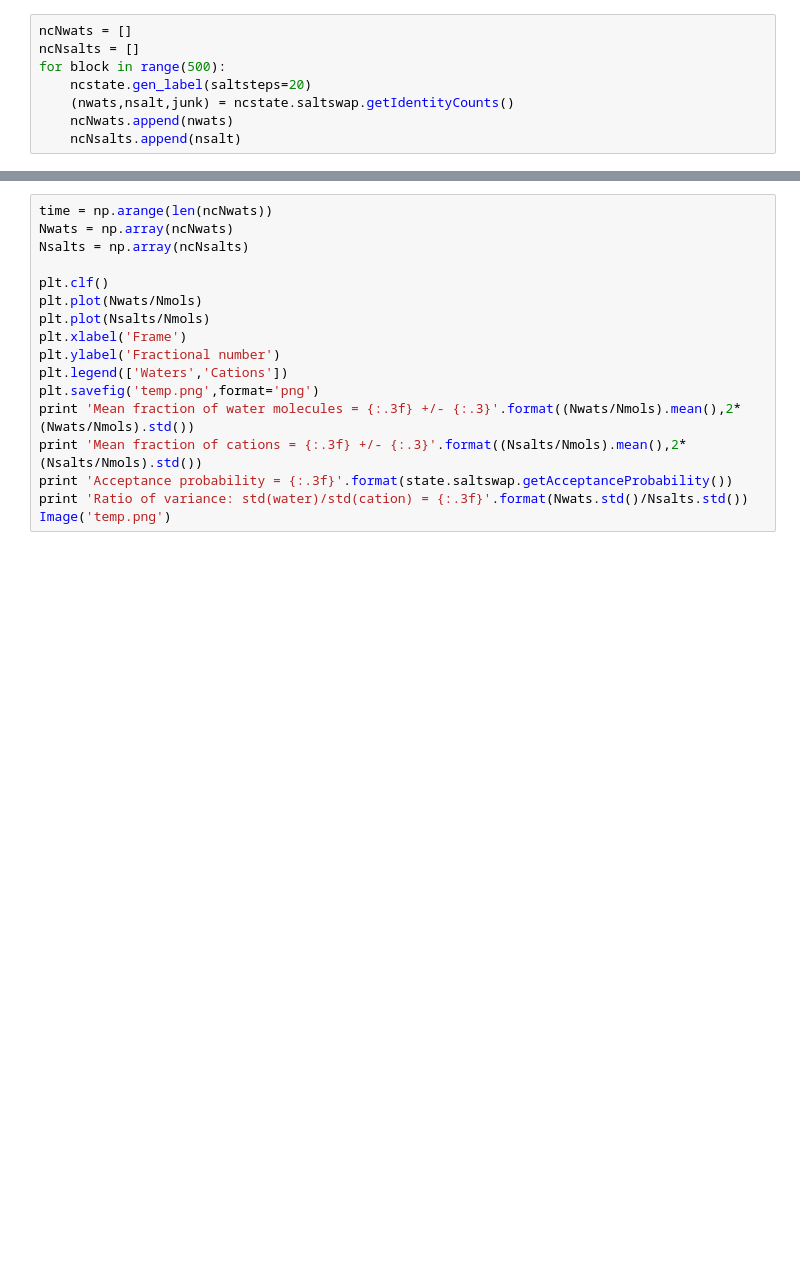
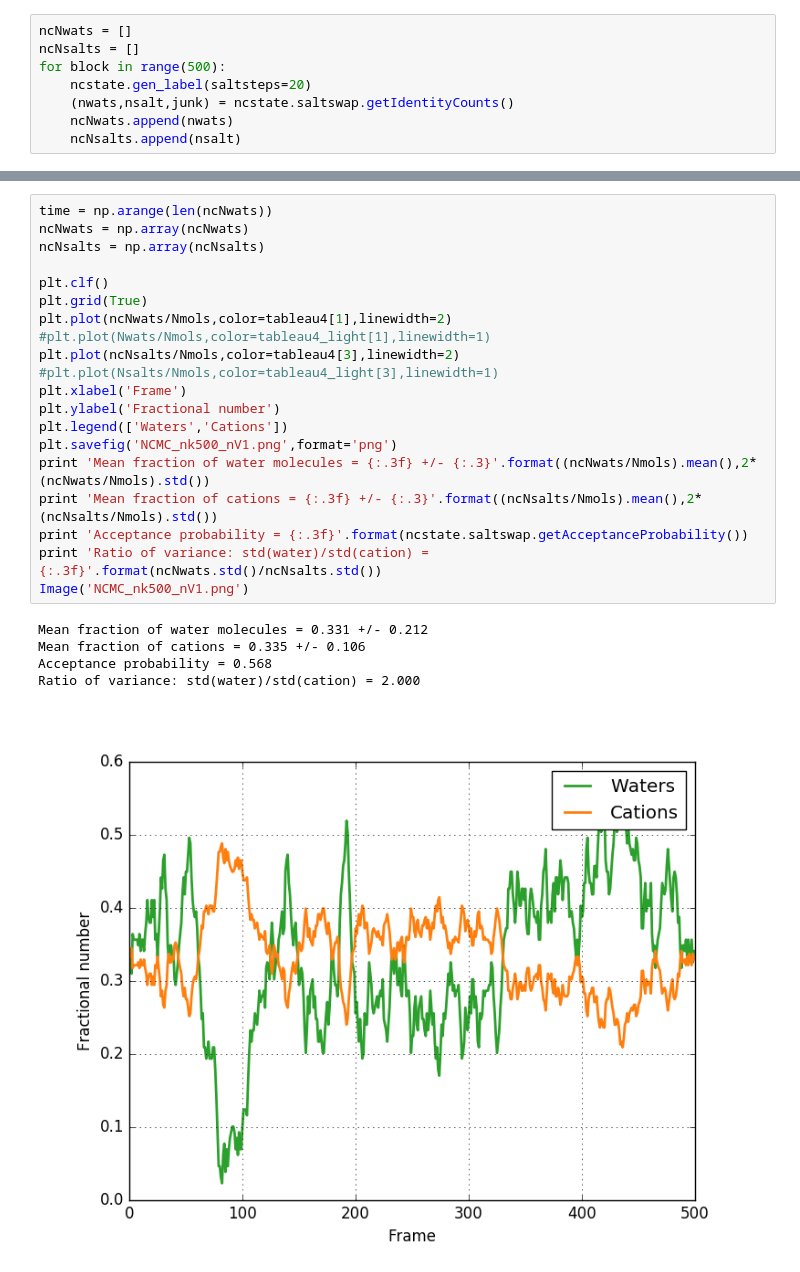
Before and after one commit to choderalab/saltswap, a Jupyter notebook: IdealMixing/IdealMixing.ipynb, the cells around one changed output, grey strips where cells are left out. Drawn from its saved outputs; the diff is of its cells as text; blank space fills up the shorter version.

```diff
--- a/IdealMixing/IdealMixing.ipynb
+++ b/IdealMixing/IdealMixing.ipynb
@@ -89,17 +119,26 @@ print np.sum(nc_work_rm<0)/(1.0*nc_work_rm.shape[0])
 # %%
 time = np.arange(len(ncNwats))
-Nwats = np.array(ncNwats)
-Nsalts = np.array(ncNsalts)
+ncNwats = np.array(ncNwats)
+ncNsalts = np.array(ncNsalts)
 
 plt.clf()
-plt.plot(Nwats/Nmols)
-plt.plot(Nsalts/Nmols)
+plt.grid(True)
+plt.plot(ncNwats/Nmols,color=tableau4[1],linewidth=2)
+#plt.plot(Nwats/Nmols,color=tableau4_light[1],linewidth=1)
+plt.plot(ncNsalts/Nmols,color=tableau4[3],linewidth=2)
+#plt.plot(Nsalts/Nmols,color=tableau4_light[3],linewidth=1)
 plt.xlabel('Frame')
 plt.ylabel('Fractional number')
 plt.legend(['Waters','Cations'])
-plt.savefig('temp.png',format='png')
-print 'Mean fraction of water molecules = {:.3f} +/- {:.3}'.format((Nwats/Nmols).mean(),2*(Nwats/Nmols).std())
-print 'Mean fraction of cations = {:.3f} +/- {:.3}'.format((Nsalts/Nmols).mean(),2*(Nsalts/Nmols).std())
-print 'Acceptance probability = {:.3f}'.format(state.saltswap.getAcceptanceProbability())
-print 'Ratio of variance: std(water)/std(cation) = {:.3f}'.format(Nwats.std()/Nsalts.std())
-Image('temp.png')
+plt.savefig('NCMC_nk500_nV1.png',format='png')
+print 'Mean fraction of water molecules = {:.3f} +/- {:.3}'.format((ncNwats/Nmols).mean(),2*(ncNwats/Nmols).std())
+print 'Mean fraction of cations = {:.3f} +/- {:.3}'.format((ncNsalts/Nmols).mean(),2*(ncNsalts/Nmols).std())
+print 'Acceptance probability = {:.3f}'.format(ncstate.saltswap.getAcceptanceProbability())
+print 'Ratio of variance: std(water)/std(cation) = {:.3f}'.format(ncNwats.std()/ncNsalts.std())
+Image('NCMC_nk500_nV1.png')
+# %% [output]
+Mean fraction of water molecules = 0.331 +/- 0.212
+Mean fraction of cations = 0.335 +/- 0.106
+Acceptance probability = 0.568
+Ratio of variance: std(water)/std(cation) = 2.000
+[figure, added]
```
Also changed, not shown: parts of 7 cells of this notebook.
